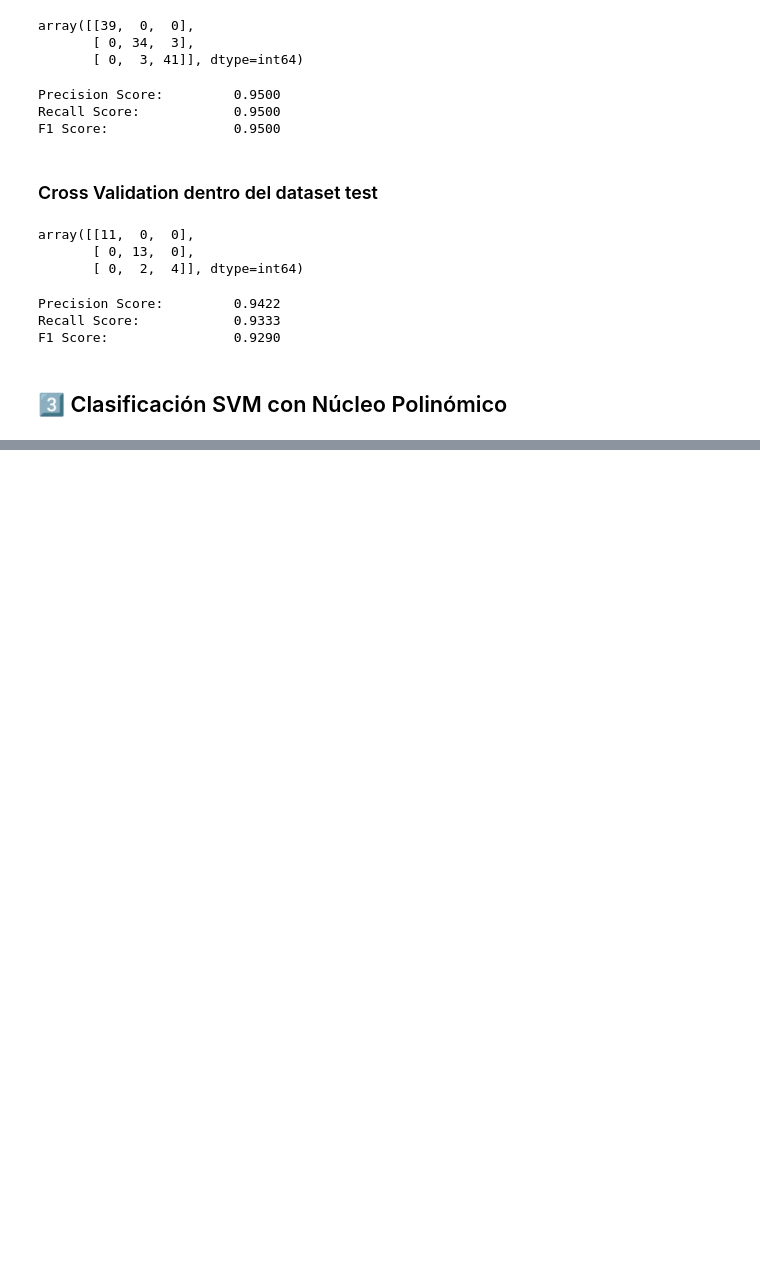
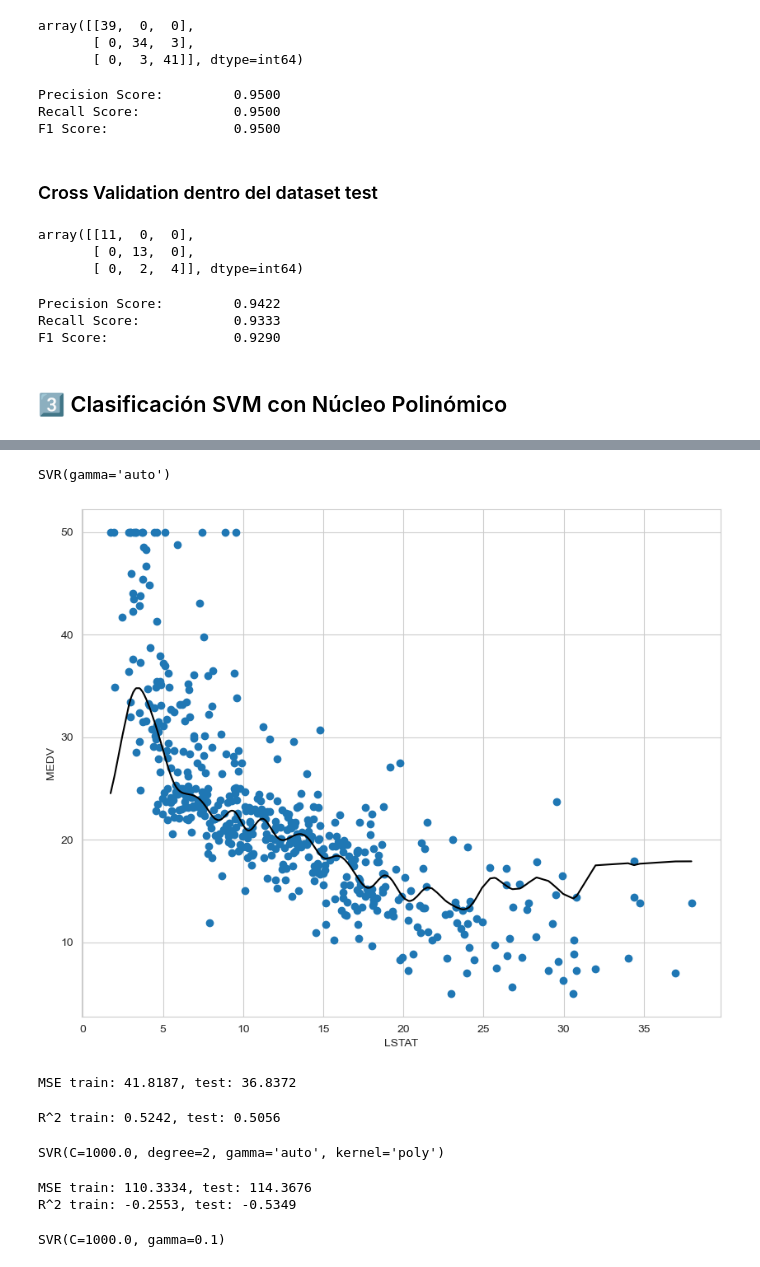
Before and after one commit to ivanher97/Machine_Learning, a Jupyter notebook: S5_Suport_Vector_Machine.ipynb, the cells around one changed output, grey strips where cells are left out. Cells and saved outputs as stored; diff of their text form; code cells hidden in the pictures; blank space fills up the shorter version.

```diff
--- a/S5_Suport_Vector_Machine.ipynb
+++ b/S5_Suport_Vector_Machine.ipynb
@@ -300,0 +529,14 @@ F1 Score:                0.9290
+# %%
+import numpy as np
+import matplotlib.pyplot as plt
+import seaborn as sns
+sns.set_style('whitegrid')
+%matplotlib inline
+import pandas as pd
+from sklearn.svm import SVR
+from sklearn.metrics import mean_squared_error, r2_score
+
+df = pd.read_csv("./data/housing.data", delim_whitespace = True, header = None)
+col_name = ['CRIM', 'ZN', 'INDUS', 'CHAS', 'NOX', 'RM', 'AGE', 'DIS', 'RAD', 'TAX', 'PTRATIO', 'B', 'LSTAT', 'MEDV']
+df.columns = col_name
+df.head()
@@ -300,0 +550,65 @@ F1 Score:                0.9290
+# %%
+y = df[['MEDV']].values
+X = df[['LSTAT']].values
+
+svr = SVR(gamma='auto')
+svr.fit(X, y)
+# %% [output]
+SVR(gamma='auto')
+# %%
+sort_idx = X.flatten().argsort()
+
+plt.figure(figsize=(10,8))
+plt.scatter(X[sort_idx], y[sort_idx])
+plt.plot(X[sort_idx], svr.predict(X[sort_idx].reshape(-1, 1)), color='k')
+
+plt.xlabel('LSTAT')
+plt.ylabel('MEDV')
+plt.show()
+# %% [output]
+[figure, added]
+# %%
+X_train, X_test, y_train, y_test = train_test_split(X, y,
+                                                    test_size=0.3,
+                                                    random_state=42)
+
+svr = SVR(kernel='linear')
+svr.fit(X_train, y_train)
+
+y_train_pred = svr.predict(X_train)
+y_test_pred = svr.predict(X_test)
+
+print("MSE train: {0:.4f}, test: {1:.4f}".\
+      format(mean_squared_error(y_train, y_train_pred),
+             mean_squared_error(y_test, y_test_pred)))
+# %% [output]
+MSE train: 41.8187, test: 36.8372
+# %%
+print("R^2 train: {0:.4f}, test: {1:.4f}".\
+      format(r2_score(y_train, y_train_pred),
+             r2_score(y_test, y_test_pred)))
+# %% [output]
+R^2 train: 0.5242, test: 0.5056
+# %%
+svr = SVR(kernel='poly', C=1e3, degree=2, gamma='auto')
+svr.fit(X_train, y_train)
+# %% [output]
+SVR(C=1000.0, degree=2, gamma='auto', kernel='poly')
+# %%
+y_train_pred = svr.predict(X_train)
+y_test_pred = svr.predict(X_test)
+
+print("MSE train: {0:.4f}, test: {1:.4f}".\
+      format(mean_squared_error(y_train, y_train_pred),
+             mean_squared_error(y_test, y_test_pred)))
+print("R^2 train: {0:.4f}, test: {1:.4f}".\
+      format(r2_score(y_train, y_train_pred),
+             r2_score(y_test, y_test_pred)))
+# %% [output]
+MSE train: 110.3334, test: 114.3676
+R^2 train: -0.2553, test: -0.5349
+# %%
+svr = SVR(kernel='rbf', C=1e3, gamma=0.1)
+svr.fit(X_train, y_train)
+# %% [output]
+SVR(C=1000.0, gamma=0.1)
```
Also changed, not shown: parts of 28 cells of this notebook, 2 other files.
